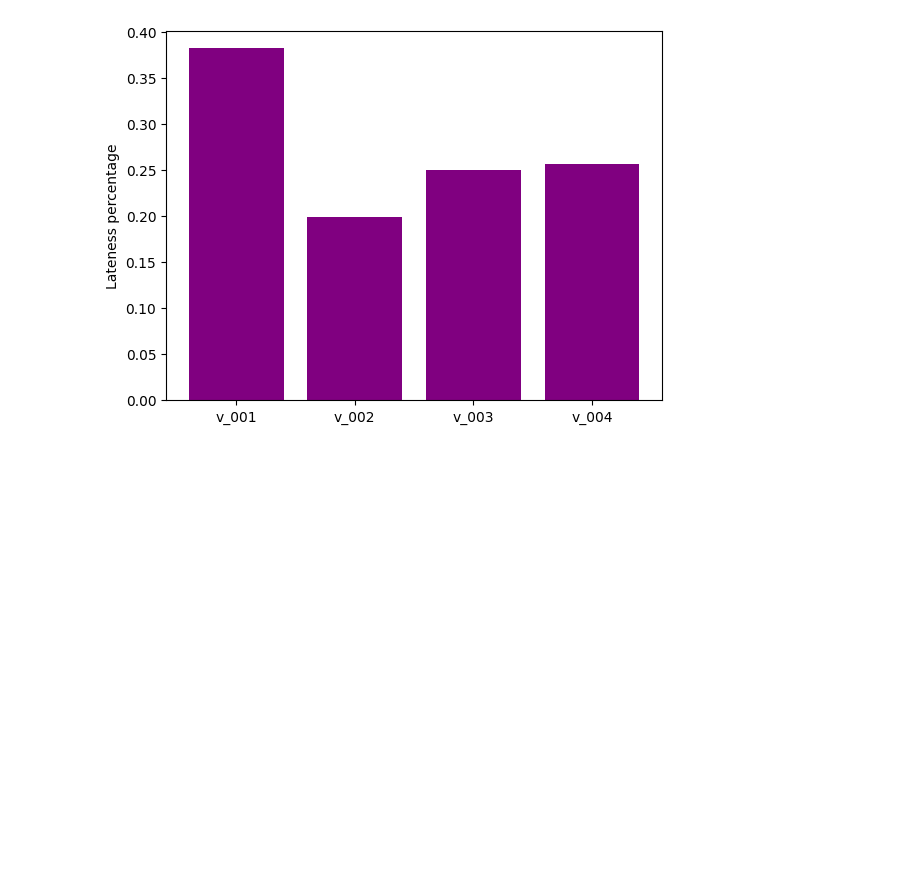
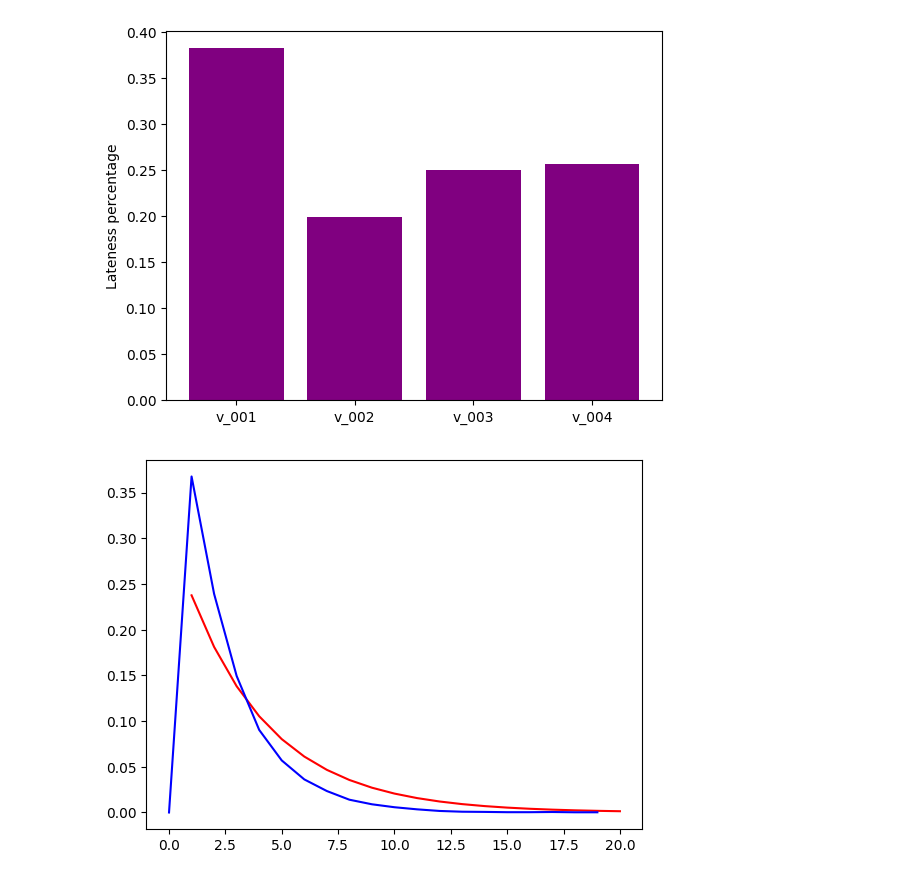
Before and after one commit to JNADatathon2022/Datathon, a Jupyter notebook: Histogram.ipynb, the cells around one changed output. Cells and saved outputs as stored; diff of their text form; code cells hidden in the pictures; blank space fills up the shorter version.

```diff
--- a/Histogram.ipynb
+++ b/Histogram.ipynb
@@ -31,3 +31,28 @@ plt.bar([x[0] for x in lateness_pl], [x[1] for x in lateness_pl], color='purple'
 plt.show()
 # %% [output]
 [figure]
+# %%
+last_True = 1
+last_True_distr = [0 for x in range(200)]
+for i, row in df.iterrows():
+    if row['origin_port'] == 'Athens':
+        if row['late_order'] == True:
+            last_True_distr[last_True] += 1
+            last_True = 0
+        last_True += 1
+# %%
+# count all the True values of late_order
+late_orders = len(df[df['late_order'] == True])
+late_order_prob = late_orders/len(df)
+# %%
+#generate plot of the geometric distribution with late_order_prob
+geom_dist = [((1-late_order_prob)**(k-1))*late_order_prob for k in range(1,21)]
+# %%
+last_True_distri = [x/sum(last_True_distr) for x in last_True_distr]
+
+#plot last_True_distr with geom_dist
+plt.plot(range(1,21), geom_dist, color='red')
+plt.plot(range(20), last_True_distri[:20], color='blue')
+plt.show()
+# %% [output]
+[figure, added]
```
Also changed, not shown: 1 other file.
